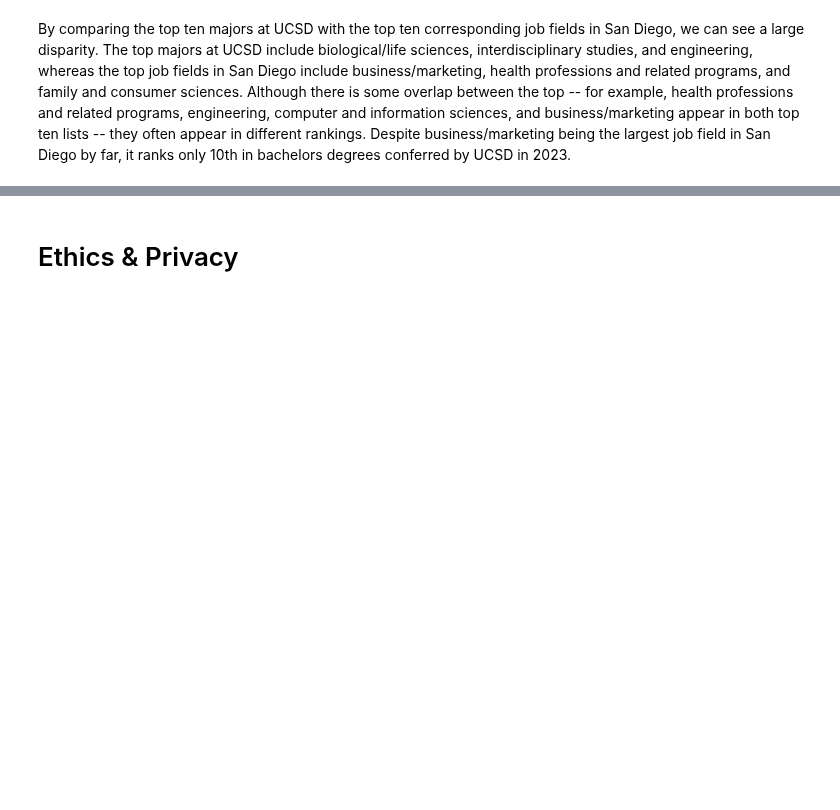
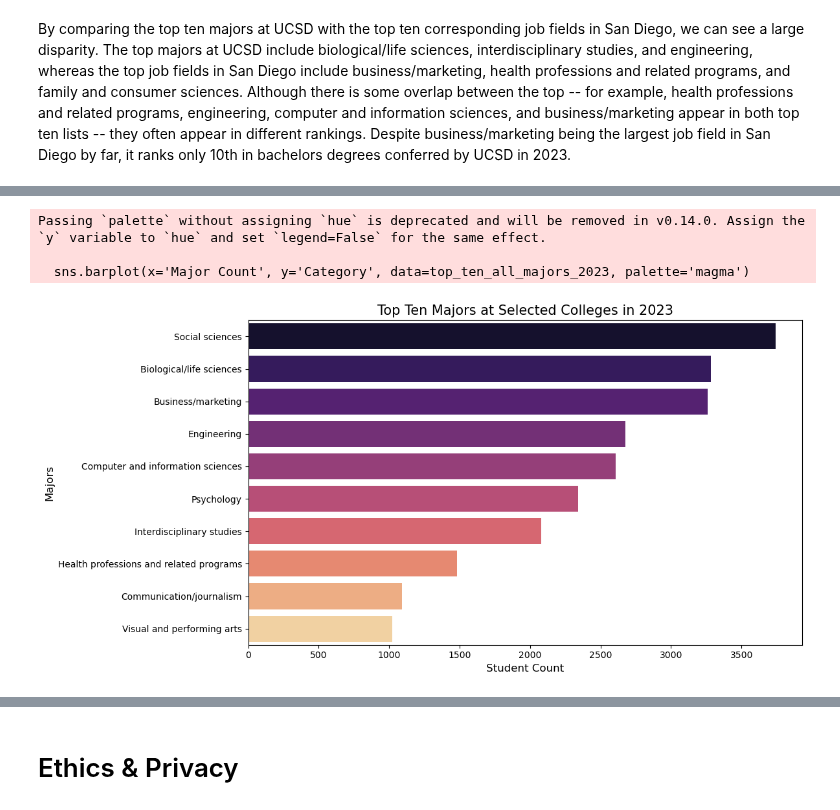
Before and after one commit to michaelhe999/COGS-108-Project, a Jupyter notebook: EDACheckpoint_Group109-FA24.ipynb, the cells around one changed output, grey strips where cells are left out. Drawn from its saved outputs; the diff is of its cells as text; code cells hidden in the pictures; blank space fills up the shorter version.

```diff
--- a/EDACheckpoint_Group109-FA24.ipynb
+++ b/EDACheckpoint_Group109-FA24.ipynb
@@ -878,7 +880,7 @@ First, we want to visually look at the most recent data for majors and jobs in 2
 # Filter to include all UCSD bachelor degrees conferred from 2023
 ucsd_majors_2023 = colleges[(colleges['College'] == 'ucsd') & (colleges['Year'] == 2023)].copy()
 # Create count value for each major, since majors are listed by proportion
-ucsd_majors_2023['Major Count'] = colleges['Bachelors'] * 8415 * 0.01
+ucsd_majors_2023['Major Count'] = ucsd_majors_2023['Bachelors'] * 8415 * 0.01
 
 ucsd_majors_2023.head()
 # %% [output]
@@ -952,0 +967,46 @@ Some more words and stuff.  Remember notebooks work best if you interleave the c
+# %%
+# # Create count value for each major, since majors are listed by proportion
+
+asu_majors_2023 = colleges[(colleges['College'] == 'asu') & (colleges['Year'] == 2023)].copy()
+asu_majors_2023['Major Count'] = asu_majors_2023['Bachelors'] * 4005 * 0.01
+
+caltech_majors_2023 = colleges[(colleges['College'] == 'caltech') & (colleges['Year'] == 2023)].copy()
+caltech_majors_2023['Major Count'] = caltech_majors_2023['Bachelors'] * 233 * 0.01
+
+colgate_majors_2023 = colleges[(colleges['College'] == 'colgate') & (colleges['Year'] == 2023)].copy()
+colgate_majors_2023['Major Count'] = colgate_majors_2023['Bachelors'] * 746 * 0.01
+
+dartmouth_majors_2023 = colleges[(colleges['College'] == 'dartmouth') & (colleges['Year'] == 2023)].copy()
+dartmouth_majors_2023['Major Count'] = dartmouth_majors_2023['Bachelors'] * 1211 * 0.01
+
+georgetown_majors_2023 = colleges[(colleges['College'] == 'george') & (colleges['Year'] == 2023)].copy()
+georgetown_majors_2023['Major Count'] = georgetown_majors_2023['Bachelors'] * 1857 * 0.01
+
+umich_majors_2023 = colleges[(colleges['College'] == 'umich') & (colleges['Year'] == 2023)].copy()
+umich_majors_2023['Major Count'] = umich_majors_2023['Bachelors'] * 8142 * 0.01
+
+wsu_majors_2023 = colleges[(colleges['College'] == 'wsu') & (colleges['Year'] == 2023)].copy()
+wsu_majors_2023['Major Count'] = wsu_majors_2023['Bachelors'] * 5788 * 0.01
+
+# Combine all sets to get a total count
+data_list = [asu_majors_2023, caltech_majors_2023, colgate_majors_2023, dartmouth_majors_2023, georgetown_majors_2023, umich_majors_2023, ucsd_majors_2023, wsu_majors_2023]
+all_majors_2023 = pd.concat(data_list)
+all_majors_2023 = all_majors_2023.groupby('Category')['Major Count'].sum().reset_index()
+
+# Filter to top ten majors
+top_ten_all_majors_2023 = all_majors_2023.sort_values(by='Major Count', ascending=False)[:10]
+top_ten_all_majors_2023
+
+plt.figure(figsize=(12, 6))
+sns.barplot(x='Major Count', y='Category', data=top_ten_all_majors_2023, palette='magma')
+
+plt.title('Top Ten Majors at Selected Colleges in 2023', fontsize = 15)
+plt.xlabel('Student Count', fontsize = 12)
+plt.ylabel('Majors', fontsize=12)
+plt.tight_layout()
+plt.show()
+# %% [output]
+Passing `palette` without assigning `hue` is deprecated and will be removed in v0.14.0. Assign the `y` variable to `hue` and set `legend=False` for the same effect.
+
+  sns.barplot(x='Major Count', y='Category', data=top_ten_all_majors_2023, palette='magma')
+[figure, added]
```
Also changed, not shown: parts of 25 cells of this notebook.
